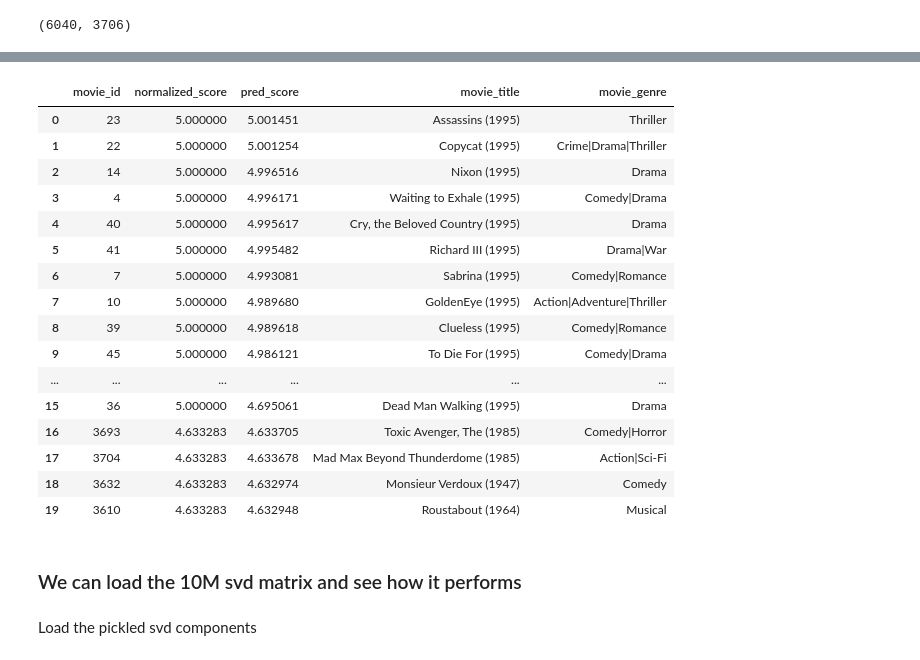
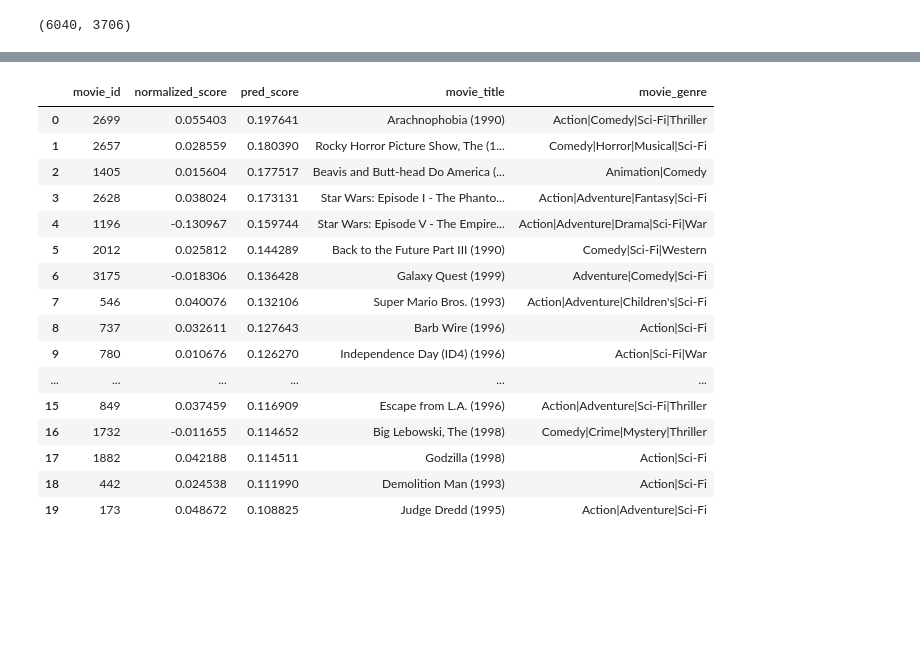
Before and after one commit to manugarri/pydata_2016_talk_recommenders, a Jupyter notebook: notebooks/Slides.ipynb, the cells around one changed output, grey strips where cells are left out. Cells and saved outputs as stored; diff of their text form; code cells hidden in the pictures; blank space fills up the shorter version.

```diff
--- a/notebooks/Slides.ipynb
+++ b/notebooks/Slides.ipynb
@@ -719,8 +783,8 @@ ratings_df.head()
 | 3 | 1 | 3408 | 4 |
 | 4 | 1 | 2355 | 5 |
 # %%
-users = ratings_df.user_id.unique()
-movies = ratings_df.movie_id.unique()
+users = sorted(ratings_df.user_id.unique())
+movies = sorted(ratings_df.movie_id.unique())
 
 number_of_rows = len(users)
 number_of_columns = len(movies)
@@ -794,23 +855,10 @@ from scipy.sparse.linalg import svds
 # %%
-u,s, vt = svds(ratings_mtx, k = 2000)
+from scipy.sparse.linalg import svds
+
+u,s, vt = svds(ratings_mtx,  k = 100)
 s_diag_matrix = np.zeros((s.shape[0], s.shape[0]))
 
 for i in range(s.shape[0]):
     s_diag_matrix[i,i] = s[i]
 
 X_lr = np.dot(np.dot(u, s_diag_matrix), vt)
-# %%
-import pickle
-with open('assets/movielens_1M_svd_u.pickle', 'wb') as handle:
-    pickle.dump(u, handle)
-with open('assets/movielens_1M_svd_s.pickle', 'wb') as handle:
-    pickle.dump(s, handle)
-with open('assets/movielens_1M_svd_vt.pickle', 'wb') as handle:
-    pickle.dump(vt, handle)
-
-del vt
-del s
-del u
-gc.collect()
-ratings_df = pd.read_table('assets/ratings.dat', header=None, sep='::', names=['user_id', 'movie_id', 'rating', 'timestamp'])
-del ratings_df['timestamp']
@@ -821,6 +885,7 @@ X_lr.shape
 # %% [output]
 (6040, 3706)
 # %%
+sample_user = 21
 user_ratings = ratings_df[ratings_df.user_id==sample_user].merge(
                movies_df, on='movie_id'
               ).sort_values(by='rating',ascending=False)
@@ -847,27 +914,25 @@ user_ratings
 # %%
 user_predicted_scores_df = pd.DataFrame({
-        'movie_id': list(movie_indices.values()),
+        'movie_id': movie_index,
         'normalized_score': ratings_mtx[user_indices[sample_user],:],
         'pred_score': X_lr[user_indices[sample_user],:]})
 user_predicted_scores_df = user_predicted_scores_df[-user_predicted_scores_df.movie_id.isin(user_ratings_movies)]
-user_predicted_scores_df.sort(columns=['pred_score'], ascending=False).merge(movies_df, on='movie_id').head(20)
+user_predicted_scores_df.sort_values(by=['pred_score'], ascending=False).merge(movies_df, on='movie_id').head(20)
 # %% [output]
 |  | movie_id | normalized_score | pred_score | movie_title | movie_genre |
-| 0 | 23 | 5.000000 | 5.001451 | Assassins (1995) | Thriller |
-| 1 | 22 | 5.000000 | 5.001254 | Copycat (1995) | Crime|Drama|Thriller |
-| 2 | 14 | 5.000000 | 4.996516 | Nixon (1995) | Drama |
-| 3 | 4 | 5.000000 | 4.996171 | Waiting to Exhale (1995) | Comedy|Drama |
-| 4 | 40 | 5.000000 | 4.995617 | Cry, the Beloved Country (1995) | Drama |
-| 5 | 41 | 5.000000 | 4.995482 | Richard III (1995) | Drama|War |
-| 6 | 7 | 5.000000 | 4.993081 | Sabrina (1995) | Comedy|Romance |
-| 7 | 10 | 5.000000 | 4.989680 | GoldenEye (1995) | Action|Adventure|Thriller |
-| 8 | 39 | 5.000000 | 4.989618 | Clueless (1995) | Comedy|Romance |
-| 9 | 45 | 5.000000 | 4.986121 | To Die For (1995) | Comedy|Drama |
+| 0 | 2699 | 0.055403 | 0.197641 | Arachnophobia (1990) | Action|Comedy|Sci-Fi|Thriller |
+| 1 | 2657 | 0.028559 | 0.180390 | Rocky Horror Picture Show, The (1... | Comedy|Horror|Musical|Sci-Fi |
+| 2 | 1405 | 0.015604 | 0.177517 | Beavis and Butt-head Do America (... | Animation|Comedy |
+| 3 | 2628 | 0.038024 | 0.173131 | Star Wars: Episode I - The Phanto... | Action|Adventure|Fantasy|Sci-Fi |
+| 4 | 1196 | -0.130967 | 0.159744 | Star Wars: Episode V - The Empire... | Action|Adventure|Drama|Sci-Fi|War |
+| 5 | 2012 | 0.025812 | 0.144289 | Back to the Future Part III (1990) | Comedy|Sci-Fi|Western |
+| 6 | 3175 | -0.018306 | 0.136428 | Galaxy Quest (1999) | Adventure|Comedy|Sci-Fi |
+| 7 | 546 | 0.040076 | 0.132106 | Super Mario Bros. (1993) | Action|Adventure|Children's|Sci-Fi |
+| 8 | 737 | 0.032611 | 0.127643 | Barb Wire (1996) | Action|Sci-Fi |
+| 9 | 780 | 0.010676 | 0.126270 | Independence Day (ID4) (1996) | Action|Sci-Fi|War |
 | ... | ... | ... | ... | ... | ... |
-| 15 | 36 | 5.000000 | 4.695061 | Dead Man Walking (1995) | Drama |
-| 16 | 3693 | 4.633283 | 4.633705 | Toxic Avenger, The (1985) | Comedy|Horror |
-| 17 | 3704 | 4.633283 | 4.633678 | Mad Max Beyond Thunderdome (1985) | Action|Sci-Fi |
-| 18 | 3632 | 4.633283 | 4.632974 | Monsieur Verdoux (1947) | Comedy |
-| 19 | 3610 | 4.633283 | 4.632948 | Roustabout (1964) | Musical |
+| 15 | 849 | 0.037459 | 0.116909 | Escape from L.A. (1996) | Action|Adventure|Sci-Fi|Thriller |
+| 16 | 1732 | -0.011655 | 0.114652 | Big Lebowski, The (1998) | Comedy|Crime|Mystery|Thriller |
+| 17 | 1882 | 0.042188 | 0.114511 | Godzilla (1998) | Action|Sci-Fi |
+| 18 | 442 | 0.024538 | 0.111990 | Demolition Man (1993) | Action|Sci-Fi |
+| 19 | 173 | 0.048672 | 0.108825 | Judge Dredd (1995) | Action|Adventure|Sci-Fi |
-# %% [markdown]
-### We can load the 10M svd matrix and see how it performs
@@ -894,2 +938,0 @@ for i in range(len(users)):
-# %% [markdown]
-Load the pickled svd components
```
Also changed, not shown: parts of 70 cells of this notebook.
